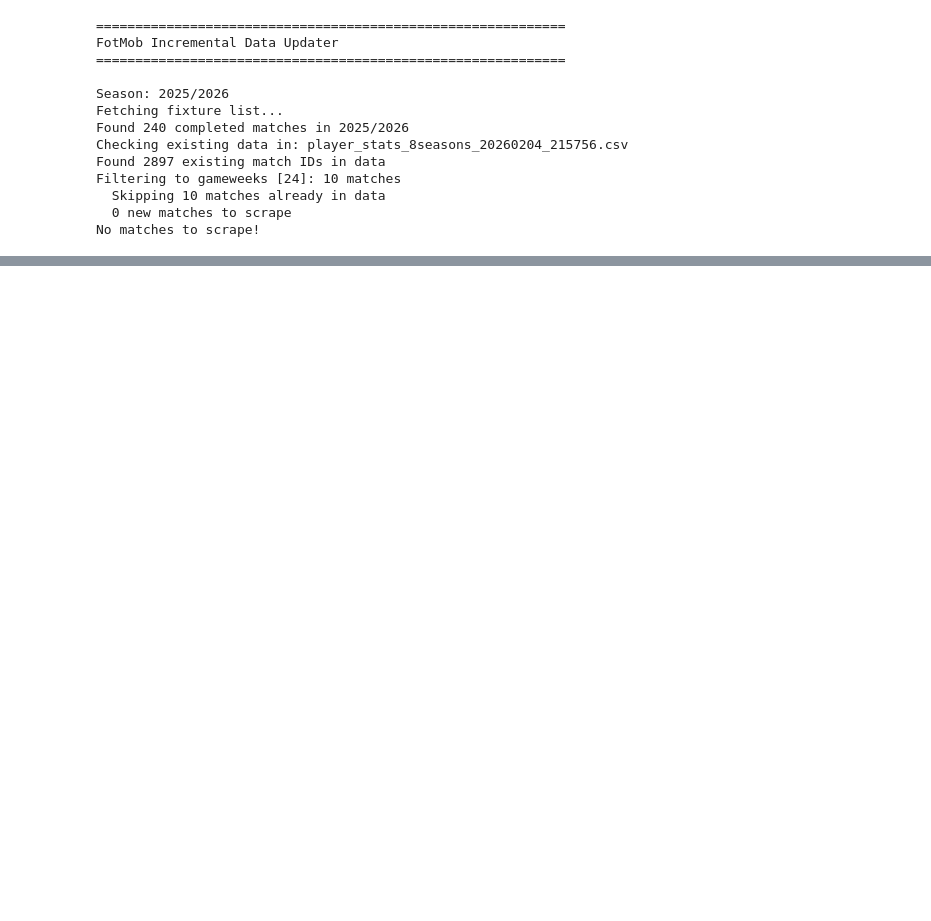
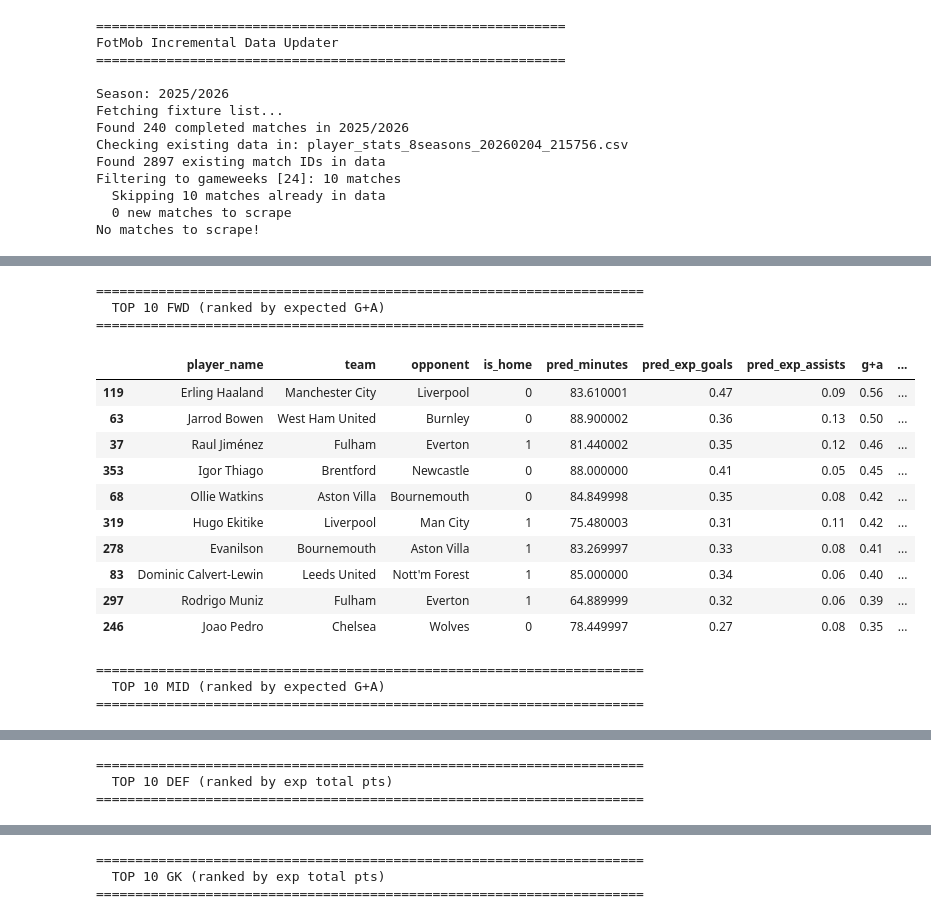
Before and after one commit to danielfindley/fpl_projections_v2, a Jupyter notebook: run_models.ipynb, the cells around one changed output, grey strips where cells are left out. Drawn from its saved outputs; the diff is of its cells as text; code cells hidden in the pictures; blank space fills up the shorter version.

```diff
--- a/run_models.ipynb
+++ b/run_models.ipynb
@@ -119,0 +112,57 @@ predictions.nlargest(20, 'exp_total_pts')[available_cols].round(2)
+# %%
+# =============================================================================
+# Top 10 by Position
+# =============================================================================
+import pandas as pd
+
+# --- FWD & MID: ranked by expected goals + assists ---
+for pos in ['FWD', 'MID']:
+    df_pos = predictions[predictions['fpl_position'] == pos].copy()
+    df_pos['g+a'] = df_pos['pred_exp_goals'] + df_pos['pred_exp_assists']
+    cols = ['player_name', 'team', 'opponent', 'is_home',
+            'pred_minutes', 'pred_exp_goals', 'pred_exp_assists', 'g+a', 'exp_total_pts']
+    available = [c for c in cols if c in df_pos.columns]
+    print(f"\n{'='*70}")
+    print(f"  TOP 10 {pos} (ranked by expected G+A)")
+    print(f"{'='*70}")
+    display(df_pos.nlargest(10, 'g+a')[available].round(2))
+
+# --- DEF: ranked by expected total pts, showing CS/DC/2+ conceded + G+A ---
+df_def = predictions[predictions['fpl_position'] == 'DEF'].copy()
+df_def['g+a'] = df_def['pred_exp_goals'] + df_def['pred_exp_assists']
+cols_def = ['player_name', 'team', 'opponent', 'is_home',
+            'pred_minutes', 'pred_exp_goals', 'pred_exp_assists', 'g+a',
+            'pred_cs_prob', 'pred_2plus_conceded', 'pred_defcon_prob', 'exp_total_pts']
+available_def = [c for c in cols_def if c in df_def.columns]
+print(f"\n{'='*70}")
+print(f"  TOP 10 DEF (ranked by exp total pts)")
+print(f"{'='*70}")
+display(df_def.nlargest(10, 'exp_total_pts')[available_def].round(2))
+
+# --- GK ---
+df_gk = predictions[predictions['fpl_position'] == 'GK'].copy()
+cols_gk = ['player_name', 'team', 'opponent', 'is_home',
+           'pred_minutes', 'pred_cs_prob', 'pred_2plus_conceded', 'pred_goals_against', 'exp_total_pts']
+available_gk = [c for c in cols_gk if c in df_gk.columns]
+print(f"\n{'='*70}")
+print(f"  TOP 10 GK (ranked by exp total pts)")
+print(f"{'='*70}")
+display(df_gk.nlargest(10, 'exp_total_pts')[available_gk].round(2))
+# %% [output]
+======================================================================
+  TOP 10 FWD (ranked by expected G+A)
+======================================================================
+|  | player_name | team | opponent | is_home | pred_minutes | pred_exp_goals | pred_exp_assists | g+a | ... |
+| 119 | Erling Haaland | Manchester City | Liverpool | 0 | 83.610001 | 0.47 | 0.09 | 0.56 | ... |
+| 63 | Jarrod Bowen | West Ham United | Burnley | 0 | 88.900002 | 0.36 | 0.13 | 0.50 | ... |
+| 37 | Raul Jiménez | Fulham | Everton | 1 | 81.440002 | 0.35 | 0.12 | 0.46 | ... |
+| 353 | Igor Thiago | Brentford | Newcastle | 0 | 88.000000 | 0.41 | 0.05 | 0.45 | ... |
+| 68 | Ollie Watkins | Aston Villa | Bournemouth | 0 | 84.849998 | 0.35 | 0.08 | 0.42 | ... |
+| 319 | Hugo Ekitike | Liverpool | Man City | 1 | 75.480003 | 0.31 | 0.11 | 0.42 | ... |
+| 278 | Evanilson | Bournemouth | Aston Villa | 1 | 83.269997 | 0.33 | 0.08 | 0.41 | ... |
+| 83 | Dominic Calvert-Lewin | Leeds United | Nott'm Forest | 1 | 85.000000 | 0.34 | 0.06 | 0.40 | ... |
+| 297 | Rodrigo Muniz | Fulham | Everton | 1 | 64.889999 | 0.32 | 0.06 | 0.39 | ... |
+| 246 | Joao Pedro | Chelsea | Wolves | 0 | 78.449997 | 0.27 | 0.08 | 0.35 | ... |
+======================================================================
+  TOP 10 MID (ranked by expected G+A)
+======================================================================
@@ -119,0 +180,3 @@ predictions.nlargest(20, 'exp_total_pts')[available_cols].round(2)
+======================================================================
+  TOP 10 DEF (ranked by exp total pts)
+======================================================================
@@ -119,0 +194,3 @@ predictions.nlargest(20, 'exp_total_pts')[available_cols].round(2)
+======================================================================
+  TOP 10 GK (ranked by exp total pts)
+======================================================================
```
Also changed, not shown: parts of 10 cells of this notebook, 8 other files.
